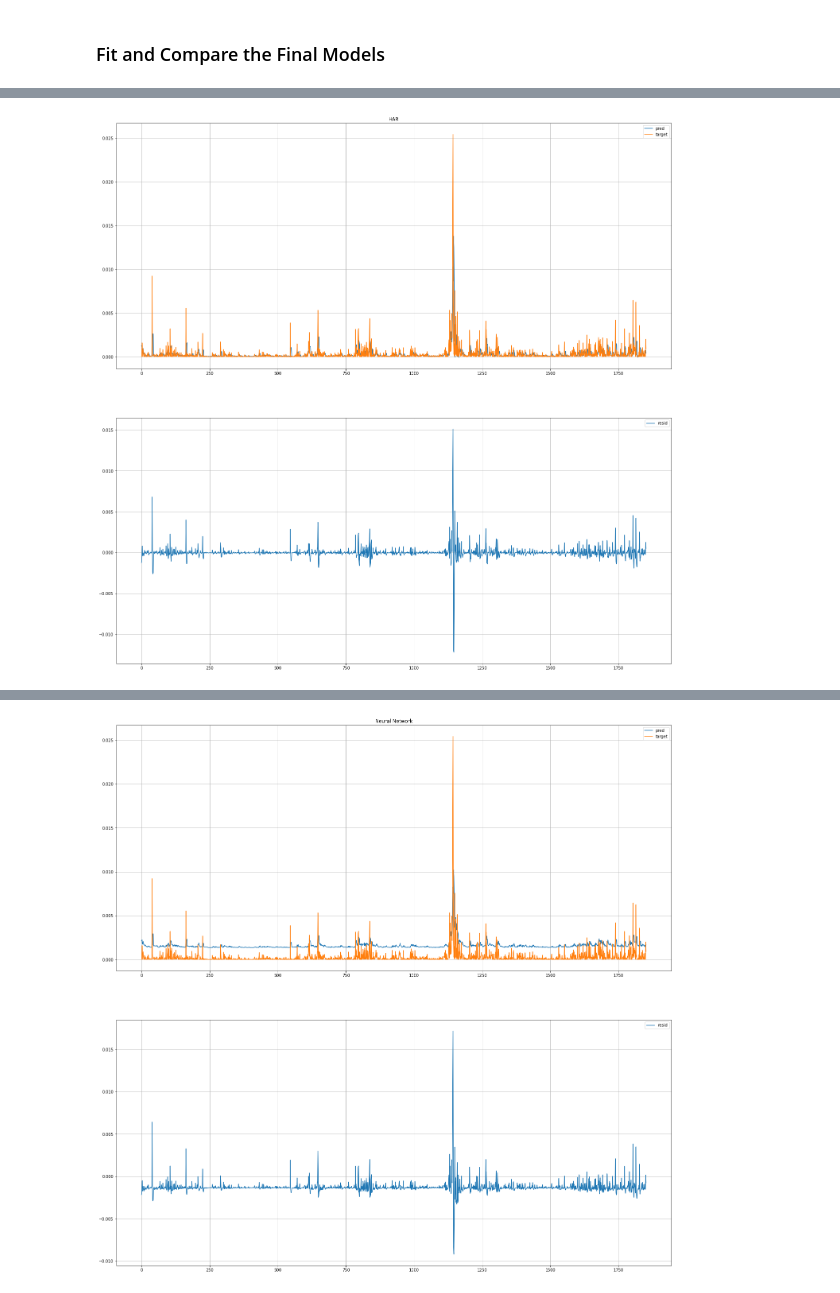
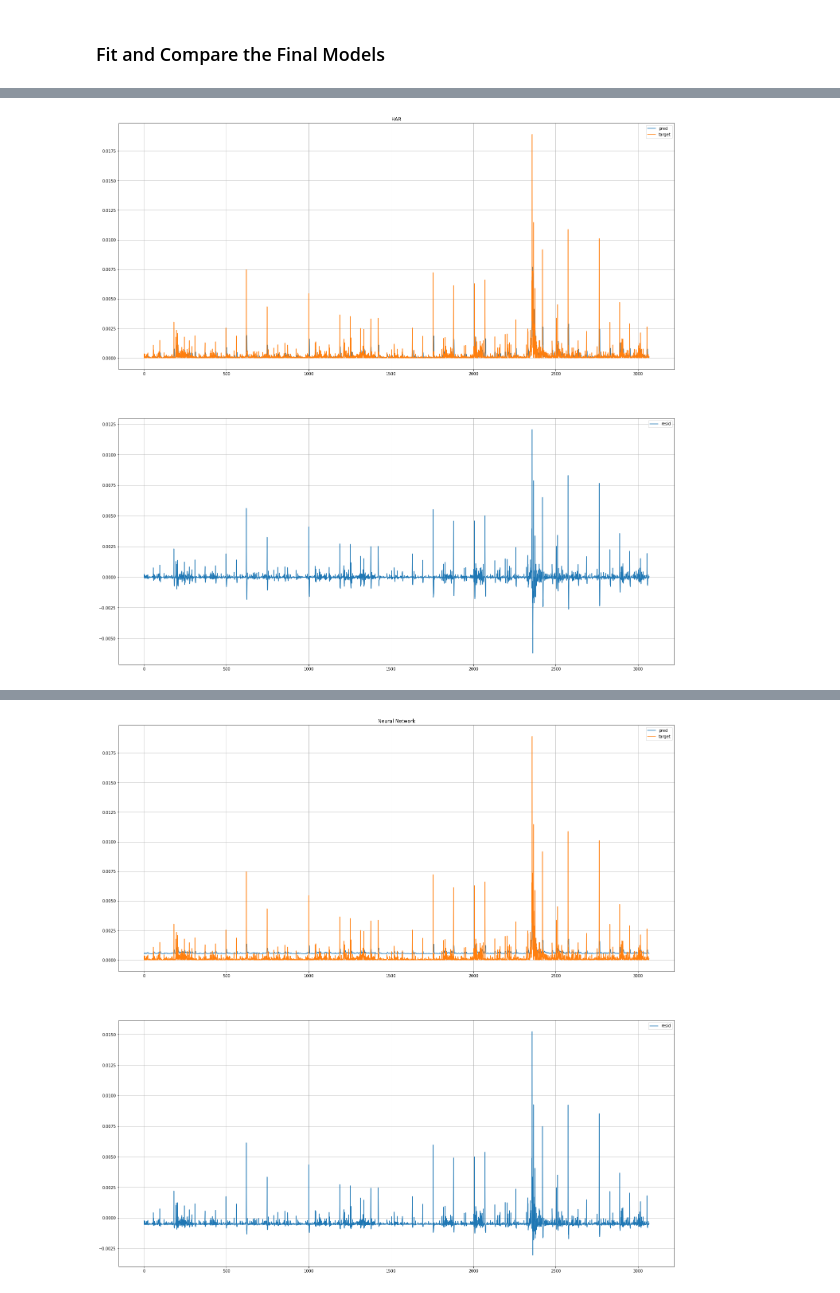
Before and after one commit to CodingNoob234/casestudy-neural-networks, a Jupyter notebook: main.ipynb, the cells around one changed output, grey strips where cells are left out. Cells and saved outputs as stored; diff of their text form; code cells hidden in the pictures.

```diff
--- a/main.ipynb
+++ b/main.ipynb
@@ -40,7 +37,7 @@ def get_ticker_daily_close(ticker = "MSFT"):
 # returns = data["price"].apply(np.log).diff()
 
 # or through yahoo finance
-prices = get_ticker_daily_close("MSFT")
+prices = get_ticker_daily_close("IBM")
 returns = prices.apply(np.log).diff()
 print(f"Total observations: {len(returns)}")
 
@@ -93,18 +90,3 @@ shape targets: (9259, 1) of type <class 'numpy.ndarray'>
-# %%
-def print_nicely(note, length):
-    """
-    Prints a note in the style of:
-    ============
-    ==={note}===
-    ============
-    ... but with a given length
-    """
-    length = 100
-    l = int((length-len(note))/2)
-    m = length - l - len(note)
-    print("="*length)
-    print(l*"=" + note + m*"=")
-    print("="*length)
 # %% [markdown]
 ### Define Neural Network
 Here 2 neural networks are defined. The last one is now used in the estimation further on. A Recurrent neural network might be interesting to try out as well, due to its usually good performance on time series
@@ -151,7 +133,7 @@ class RegularNN(nn.Module):
     def forward(self, x: torch.Tensor):
         """ feed forward a given input through 2 layers """
         x = torch.flatten(x,1)
-        x = F.relu(self.fc1(x))
+        x = F.sigmoid(self.fc1(x))
         x = self.fc2(x)
         return x
 # %% [markdown]
@@ -173,9 +155,15 @@ for hidden_nodes in model_specifications:
     score_nn = []
     kfold = TimeSeriesSplit(n_splits = 4, max_train_size = 7000, test_size = 500)
 
+    model = RegularNN(input_size = 3, hidden_nodes = hidden_nodes, output_size = 1)
+
+
     i = 0
     for train_index, test_index in kfold.split(features):
         i += 1
+
+        # reset model params
+        reset_model_weights(model)
 
         print(f"Estimating HAR and NN for fold: {i}")
 
@@ -211,7 +199,6 @@ for hidden_nodes in model_specifications:
 
         # initialize and estimate the model
         print("Estimating NN model ...")
-        model = RegularNN(input_size = 3, hidden_nodes = hidden_nodes, output_size = 1)
         criterion = nn.MSELoss()
         optimizer = optim.Adam(model.parameters(), lr = .01)
         epochs = 3
@@ -336,10 +309,10 @@ testloader = torch.utils.data.DataLoader(
 
 # initialize and estimate the model
 print("Estimating NN model ...")
-model = RegularNN(3, 4, 1)
+model = RegularNN(3, 5, 1)
 criterion = nn.MSELoss()
-optimizer = optim.Adam(model.parameters(), lr = .01)
-epochs = 10
+optimizer = optim.Adam(model.parameters(), lr = .05)
+epochs = 5
 
 model_estimator(
     model,
@@ -379,4 +352,4 @@ if plot:
 ====================================================================================================
 Normalizing features ...
 Estimating HAR model ...
-[figure, old version]
+[figure, new version]
@@ -386 +359 @@ NN out-of-sample loss: 2.3205241177493008e-06
-[figure, old version]
+[figure, new version]
```
Also changed, not shown: parts of 5 cells of this notebook, 4 other files.
